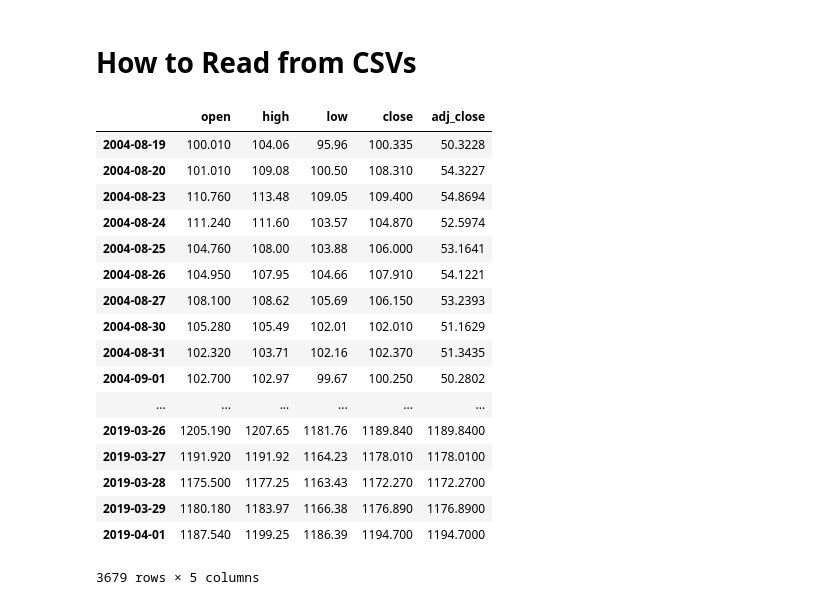
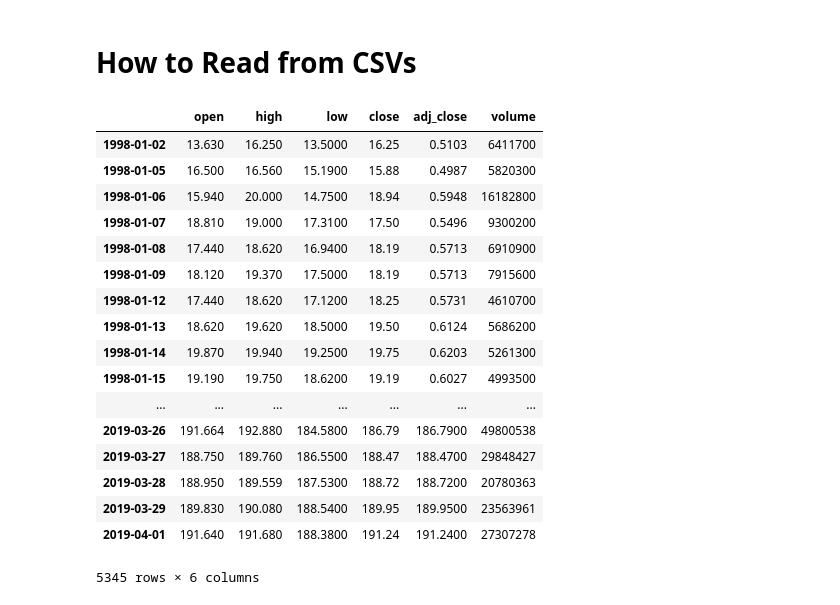
Before and after one commit to ncasale/zipline-setup, a Jupyter notebook: Generate_Stock_CSVs.ipynb, the cells around one changed output. Saved outputs shown, nothing was run; the diff lists cells and outputs as text; code cells hidden in the pictures.

Commit message:
added data formatting for lstm

```diff
--- a/Generate_Stock_CSVs.ipynb
+++ b/Generate_Stock_CSVs.ipynb
@@ -54,24 +150,24 @@ for ticker in tqdm(tickers):
 # %% [markdown]
 # How to Read from CSVs
 # %%
-df = pd.read_csv('./data/googl_extended.csv', index_col=0)
+df = pd.read_csv('./data/aapl_extended.csv', index_col=0)
 df
 # %% [output]
-|  | open | high | low | close | adj_close |
-| 2004-08-19 | 100.010 | 104.06 | 95.96 | 100.335 | 50.3228 |
-| 2004-08-20 | 101.010 | 109.08 | 100.50 | 108.310 | 54.3227 |
-| 2004-08-23 | 110.760 | 113.48 | 109.05 | 109.400 | 54.8694 |
-| 2004-08-24 | 111.240 | 111.60 | 103.57 | 104.870 | 52.5974 |
-| 2004-08-25 | 104.760 | 108.00 | 103.88 | 106.000 | 53.1641 |
-| 2004-08-26 | 104.950 | 107.95 | 104.66 | 107.910 | 54.1221 |
-| 2004-08-27 | 108.100 | 108.62 | 105.69 | 106.150 | 53.2393 |
-| 2004-08-30 | 105.280 | 105.49 | 102.01 | 102.010 | 51.1629 |
-| 2004-08-31 | 102.320 | 103.71 | 102.16 | 102.370 | 51.3435 |
-| 2004-09-01 | 102.700 | 102.97 | 99.67 | 100.250 | 50.2802 |
-| ... | ... | ... | ... | ... | ... |
-| 2019-03-26 | 1205.190 | 1207.65 | 1181.76 | 1189.840 | 1189.8400 |
-| 2019-03-27 | 1191.920 | 1191.92 | 1164.23 | 1178.010 | 1178.0100 |
-| 2019-03-28 | 1175.500 | 1177.25 | 1163.43 | 1172.270 | 1172.2700 |
-| 2019-03-29 | 1180.180 | 1183.97 | 1166.38 | 1176.890 | 1176.8900 |
-| 2019-04-01 | 1187.540 | 1199.25 | 1186.39 | 1194.700 | 1194.7000 |
+|  | open | high | low | close | adj_close | volume |
+| 1998-01-02 | 13.630 | 16.250 | 13.5000 | 16.25 | 0.5103 | 6411700 |
+| 1998-01-05 | 16.500 | 16.560 | 15.1900 | 15.88 | 0.4987 | 5820300 |
+| 1998-01-06 | 15.940 | 20.000 | 14.7500 | 18.94 | 0.5948 | 16182800 |
+| 1998-01-07 | 18.810 | 19.000 | 17.3100 | 17.50 | 0.5496 | 9300200 |
+| 1998-01-08 | 17.440 | 18.620 | 16.9400 | 18.19 | 0.5713 | 6910900 |
+| 1998-01-09 | 18.120 | 19.370 | 17.5000 | 18.19 | 0.5713 | 7915600 |
+| 1998-01-12 | 17.440 | 18.620 | 17.1200 | 18.25 | 0.5731 | 4610700 |
+| 1998-01-13 | 18.620 | 19.620 | 18.5000 | 19.50 | 0.6124 | 5686200 |
+| 1998-01-14 | 19.870 | 19.940 | 19.2500 | 19.75 | 0.6203 | 5261300 |
+| 1998-01-15 | 19.190 | 19.750 | 18.6200 | 19.19 | 0.6027 | 4993500 |
+| ... | ... | ... | ... | ... | ... | ... |
+| 2019-03-26 | 191.664 | 192.880 | 184.5800 | 186.79 | 186.7900 | 49800538 |
+| 2019-03-27 | 188.750 | 189.760 | 186.5500 | 188.47 | 188.4700 | 29848427 |
+| 2019-03-28 | 188.950 | 189.559 | 187.5300 | 188.72 | 188.7200 | 20780363 |
+| 2019-03-29 | 189.830 | 190.080 | 188.5400 | 189.95 | 189.9500 | 23563961 |
+| 2019-04-01 | 191.640 | 191.680 | 188.3800 | 191.24 | 191.2400 | 27307278 |
-3679 rows × 5 columns
+5345 rows × 6 columns
```
Also changed, not shown: parts of 2 cells of this notebook, 6 other files.
